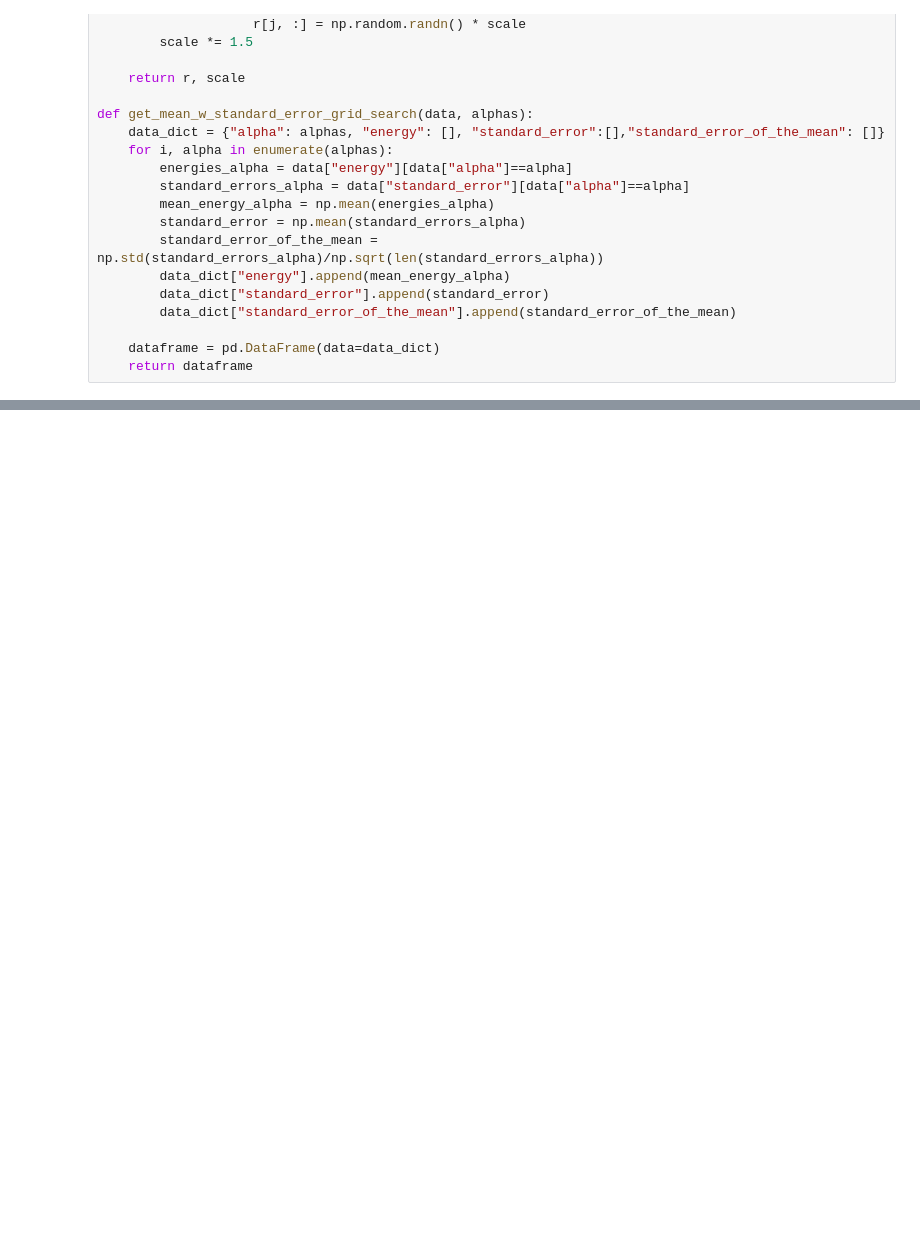
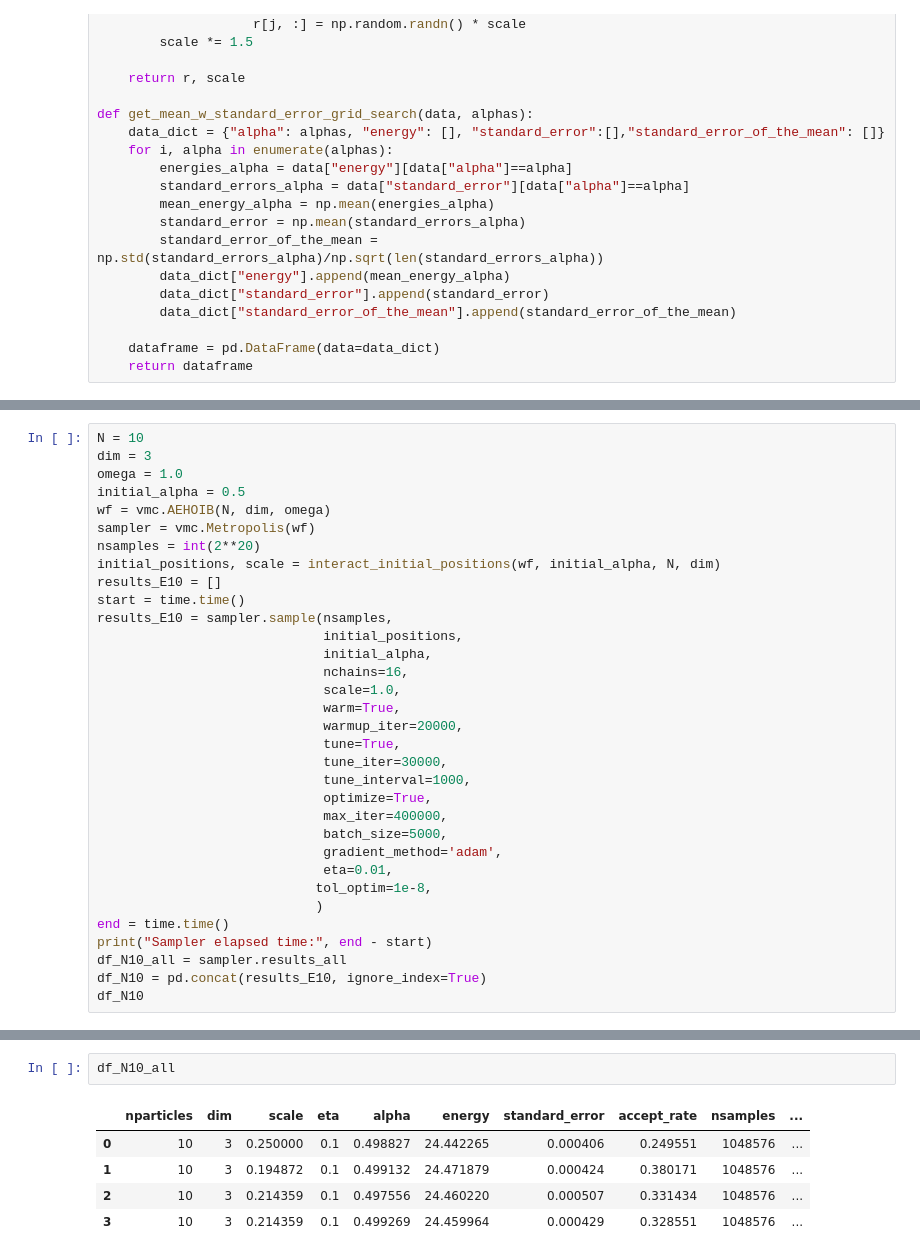
Before and after one commit to nicolossus/FYS4411-Project1, a Jupyter notebook: notebooks/Elliptical_analysis.ipynb, the cells around one changed output, grey strips where cells are left out. Cells and saved outputs as stored; diff of their text form; blank space fills up the shorter version.

```diff
--- a/notebooks/Elliptical_analysis.ipynb
+++ b/notebooks/Elliptical_analysis.ipynb
@@ -136,0 +215,33 @@ def get_mean_w_standard_error_grid_search(data, alphas):
+# %%
+N = 10
+dim = 3
+omega = 1.0
+initial_alpha = 0.5
+wf = vmc.AEHOIB(N, dim, omega)
+sampler = vmc.Metropolis(wf)
+nsamples = int(2**20)
+initial_positions, scale = interact_initial_positions(wf, initial_alpha, N, dim)
+results_E10 = []
+start = time.time()
+results_E10 = sampler.sample(nsamples,
+                             initial_positions,
+                             initial_alpha,
+                             nchains=16,
+                             scale=1.0,
+                             warm=True,
+                             warmup_iter=20000,
+                             tune=True,
+                             tune_iter=30000,
+                             tune_interval=1000,
+                             optimize=True,
+                             max_iter=400000,
+                             batch_size=5000,
+                             gradient_method='adam',
+                             eta=0.01,
+                            tol_optim=1e-8,
+                            )
+end = time.time()
+print("Sampler elapsed time:", end - start)
+df_N10_all = sampler.results_all
+df_N10 = pd.concat(results_E10, ignore_index=True)
+df_N10
@@ -136,0 +325,8 @@ def get_mean_w_standard_error_grid_search(data, alphas):
+# %%
+df_N10_all
+# %% [output]
+|  | nparticles | dim | scale | eta | alpha | energy | standard_error | accept_rate | nsamples | ... |
+| 0 | 10 | 3 | 0.250000 | 0.1 | 0.498827 | 24.442265 | 0.000406 | 0.249551 | 1048576 | ... |
+| 1 | 10 | 3 | 0.194872 | 0.1 | 0.499132 | 24.471879 | 0.000424 | 0.380171 | 1048576 | ... |
+| 2 | 10 | 3 | 0.214359 | 0.1 | 0.497556 | 24.460220 | 0.000507 | 0.331434 | 1048576 | ... |
+| 3 | 10 | 3 | 0.214359 | 0.1 | 0.499269 | 24.459964 | 0.000429 | 0.328551 | 1048576 | ... |
```
Also changed, not shown: parts of 21 cells of this notebook.
